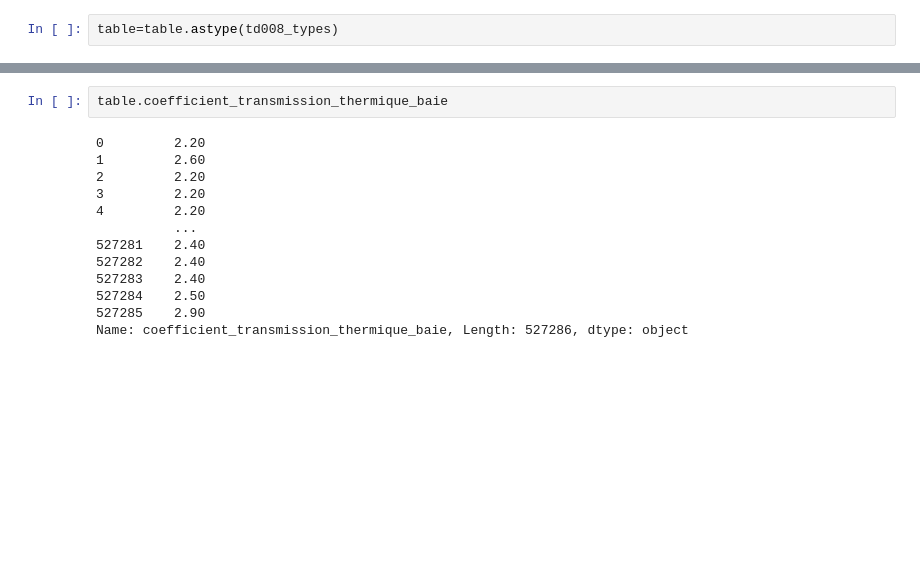
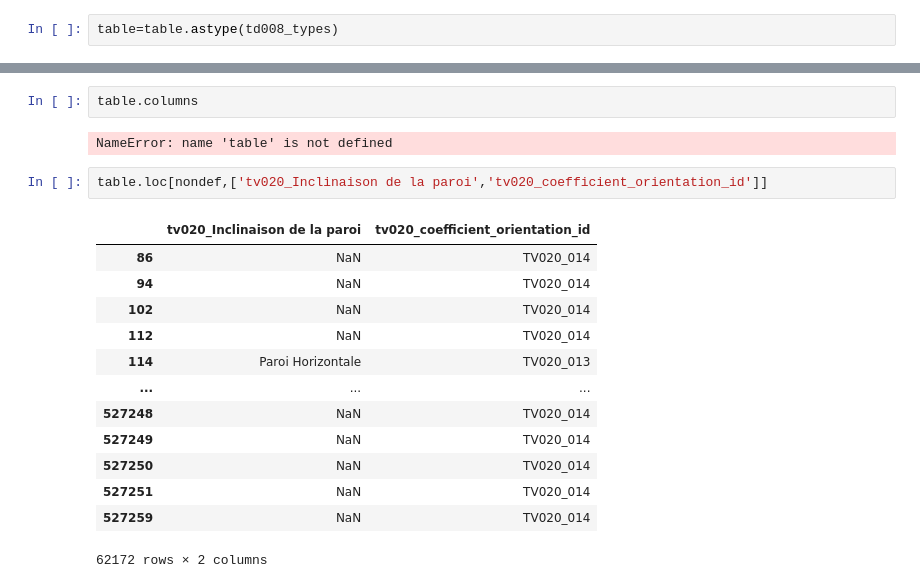
Before and after one commit to etalab/de-dpe-processing, a Jupyter notebook: data_processing_cstb/traitement_donnees_metier/analyses sur la table td008.ipynb, the cells around one changed output, grey strips where cells are left out. Cells and saved outputs as stored; diff of their text form; blank space fills up the shorter version.

```diff
--- a/data_processing_cstb/traitement_donnees_metier/analyses sur la table td008.ipynb
+++ b/data_processing_cstb/traitement_donnees_metier/analyses sur la table td008.ipynb
@@ -110,15 +208,20 @@ table=table.astype(td008_types)
 # %%
-table.coefficient_transmission_thermique_baie
+table.columns
 # %% [output]
-0         2.20
-1         2.60
-2         2.20
-3         2.20
-4         2.20
-          ...
-527281    2.40
-527282    2.40
-527283    2.40
-527284    2.50
-527285    2.90
-Name: coefficient_transmission_thermique_baie, Length: 527286, dtype: object
+NameError: name 'table' is not defined
+# %%
+table.loc[nondef,['tv020_Inclinaison de la paroi','tv020_coefficient_orientation_id']]
+# %% [output]
+|  | tv020_Inclinaison de la paroi | tv020_coefficient_orientation_id |
+| 86 | NaN | TV020_014 |
+| 94 | NaN | TV020_014 |
+| 102 | NaN | TV020_014 |
+| 112 | NaN | TV020_014 |
+| 114 | Paroi Horizontale | TV020_013 |
+| ... | ... | ... |
+| 527248 | NaN | TV020_014 |
+| 527249 | NaN | TV020_014 |
+| 527250 | NaN | TV020_014 |
+| 527251 | NaN | TV020_014 |
+| 527259 | NaN | TV020_014 |
+62172 rows × 2 columns
```
Also changed, not shown: parts of 26 cells of this notebook, 1 other file.
